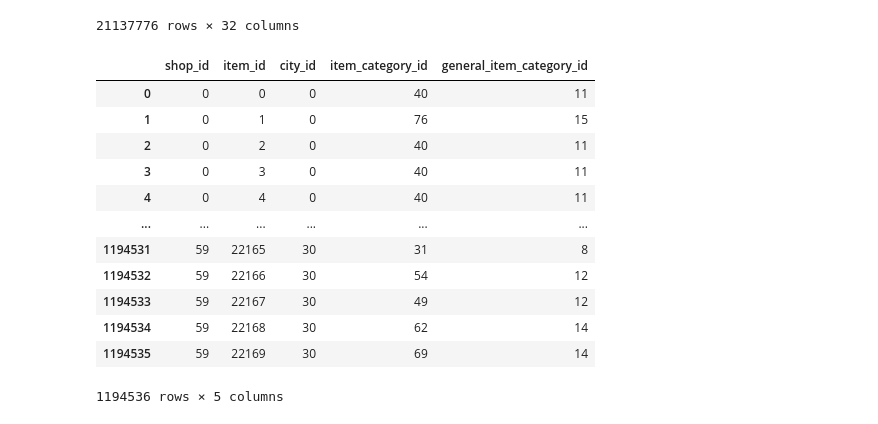
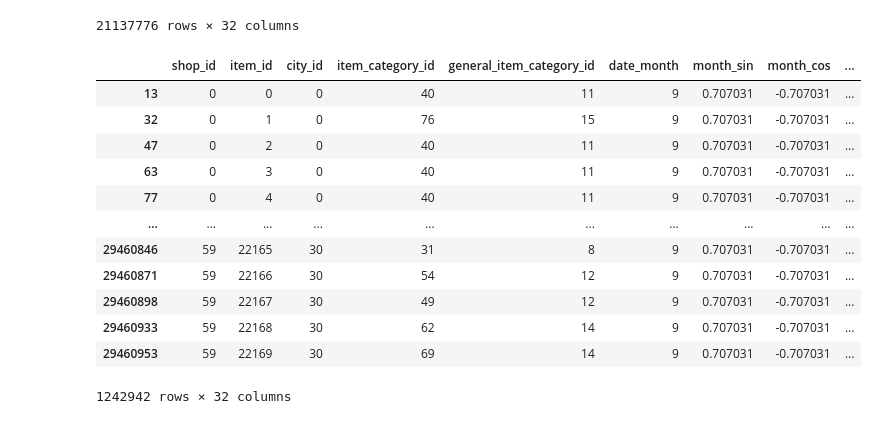
Before and after one commit to milymilek/sales-forecasting, a Jupyter notebook: notebooks/5_nn_model_training.ipynb, the cells around one changed output. Saved outputs shown, nothing was run; the diff lists cells and outputs as text; code cells hidden in the pictures.

```diff
--- a/notebooks/5_nn_model_training.ipynb
+++ b/notebooks/5_nn_model_training.ipynb
@@ -215,20 +218,19 @@ X_train
 | 29460951 | 59 | 22169 | 30 | 69 | 14 | 7 | 0.965820 | -0.258789 | ... |
 | 29460952 | 59 | 22169 | 30 | 69 | 14 | 8 | 0.866211 | -0.500000 | ... |
 21137776 rows × 32 columns
-# %%
-embed_cols = ['shop_id', 'item_id', 'city_id', 'item_category_id', 'general_item_category_id']
-X_train[embed_cols].drop_duplicates().reset_index(drop=True)
-# %% [output]
-|  | shop_id | item_id | city_id | item_category_id | general_item_category_id |
-| 0 | 0 | 0 | 0 | 40 | 11 |
-| 1 | 0 | 1 | 0 | 76 | 15 |
-| 2 | 0 | 2 | 0 | 40 | 11 |
-| 3 | 0 | 3 | 0 | 40 | 11 |
-| 4 | 0 | 4 | 0 | 40 | 11 |
-| ... | ... | ... | ... | ... | ... |
-| 1194531 | 59 | 22165 | 30 | 31 | 8 |
-| 1194532 | 59 | 22166 | 30 | 54 | 12 |
-| 1194533 | 59 | 22167 | 30 | 49 | 12 |
-| 1194534 | 59 | 22168 | 30 | 62 | 14 |
-| 1194535 | 59 | 22169 | 30 | 69 | 14 |
-1194536 rows × 5 columns
+# %%
+X_valid
+# %% [output]
+|  | shop_id | item_id | city_id | item_category_id | general_item_category_id | date_month | month_sin | month_cos | ... |
+| 13 | 0 | 0 | 0 | 40 | 11 | 9 | 0.707031 | -0.707031 | ... |
+| 32 | 0 | 1 | 0 | 76 | 15 | 9 | 0.707031 | -0.707031 | ... |
+| 47 | 0 | 2 | 0 | 40 | 11 | 9 | 0.707031 | -0.707031 | ... |
+| 63 | 0 | 3 | 0 | 40 | 11 | 9 | 0.707031 | -0.707031 | ... |
+| 77 | 0 | 4 | 0 | 40 | 11 | 9 | 0.707031 | -0.707031 | ... |
+| ... | ... | ... | ... | ... | ... | ... | ... | ... | ... |
+| 29460846 | 59 | 22165 | 30 | 31 | 8 | 9 | 0.707031 | -0.707031 | ... |
+| 29460871 | 59 | 22166 | 30 | 54 | 12 | 9 | 0.707031 | -0.707031 | ... |
+| 29460898 | 59 | 22167 | 30 | 49 | 12 | 9 | 0.707031 | -0.707031 | ... |
+| 29460933 | 59 | 22168 | 30 | 62 | 14 | 9 | 0.707031 | -0.707031 | ... |
+| 29460953 | 59 | 22169 | 30 | 69 | 14 | 9 | 0.707031 | -0.707031 | ... |
+1242942 rows × 32 columns
```
Also changed, not shown: parts of 24 cells of this notebook.
